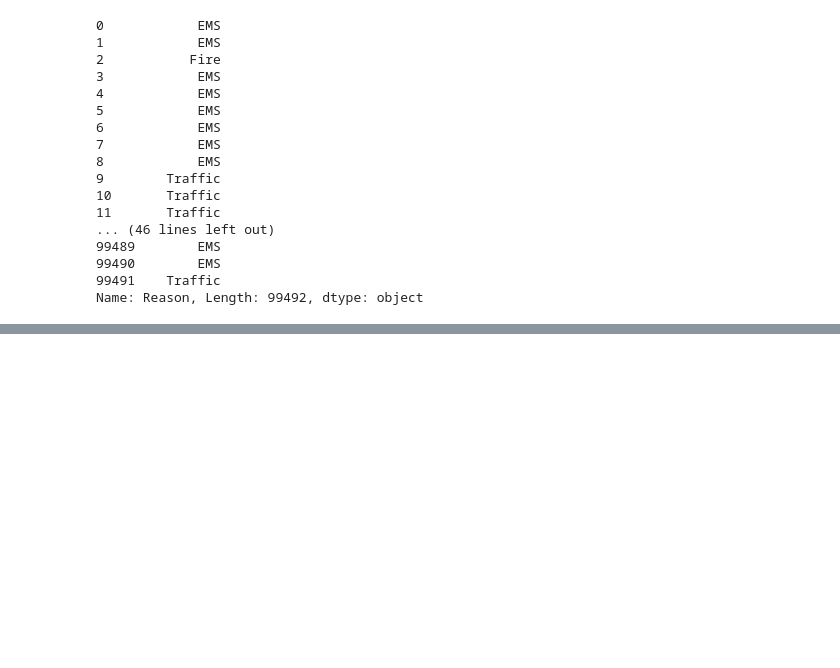
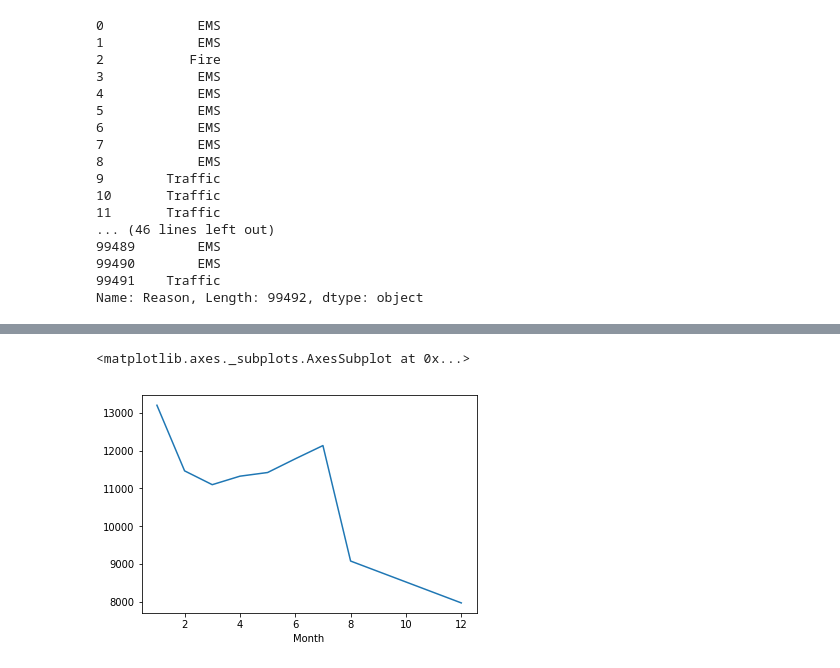
Before and after one commit to Sm2927/911-calls-capstone, a Jupyter notebook: 911 Calls data capstone project.ipynb, the cells around one changed output, grey strips where cells are left out. Saved outputs shown, nothing was run; the diff lists cells and outputs as text; code cells hidden in the pictures; blank space fills up the shorter version.

```diff
--- a/911 Calls data capstone project.ipynb
+++ b/911 Calls data capstone project.ipynb
@@ -91,0 +144,4 @@ df['Reason'].value_counts().head(1)
+# %%
+# missing in months 9-11
+byMonth = df.groupby('Month').count()
+byMonth.head()
@@ -91,0 +156,6 @@ df['Reason'].value_counts().head(1)
+# %%
+#plot for lat by grouping into columns for filling in missing data
+byMonth['lat'].plot()
+# %% [output]
+<matplotlib.axes._subplots.AxesSubplot at 0x...>
+[figure, added]
```
Also changed, not shown: parts of 20 cells of this notebook.
